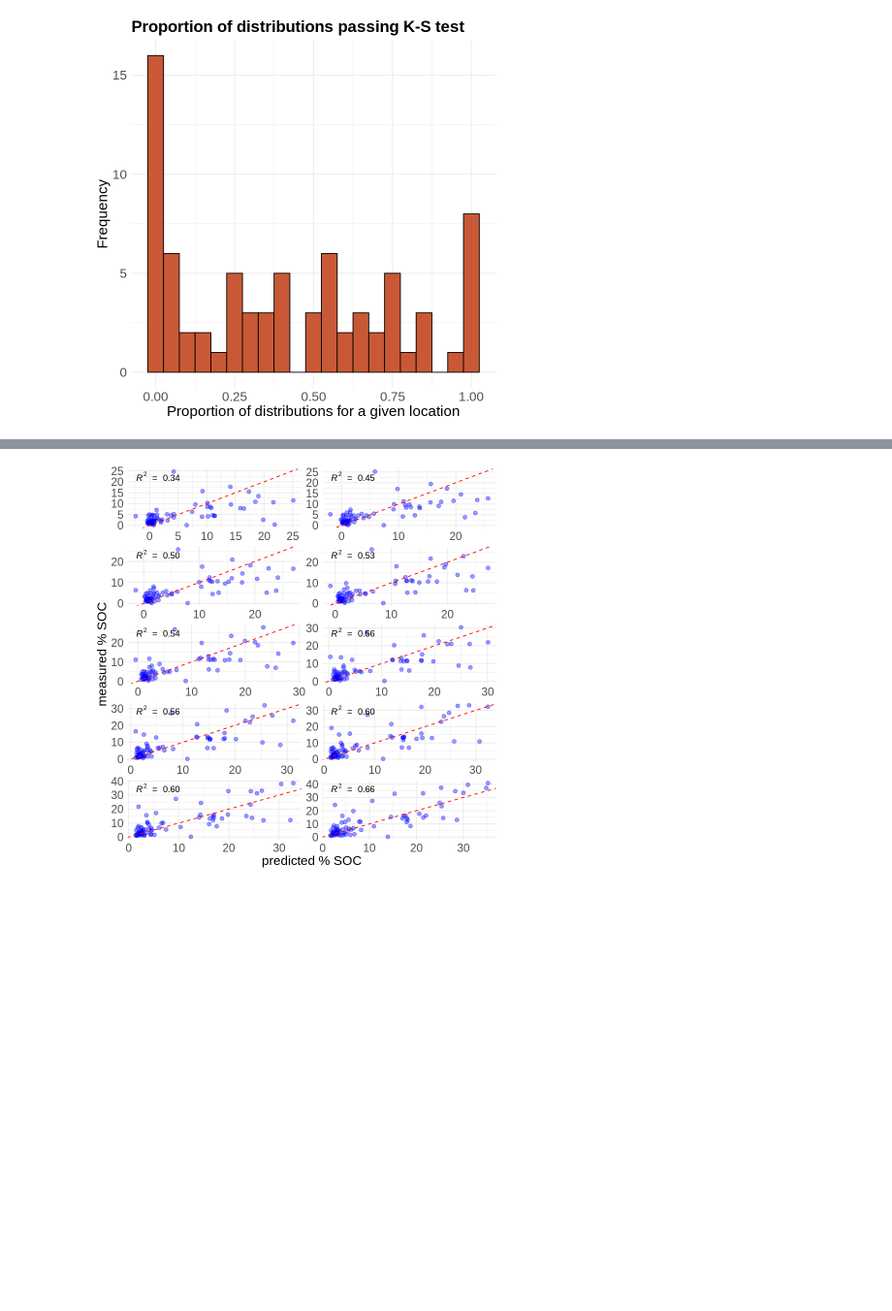
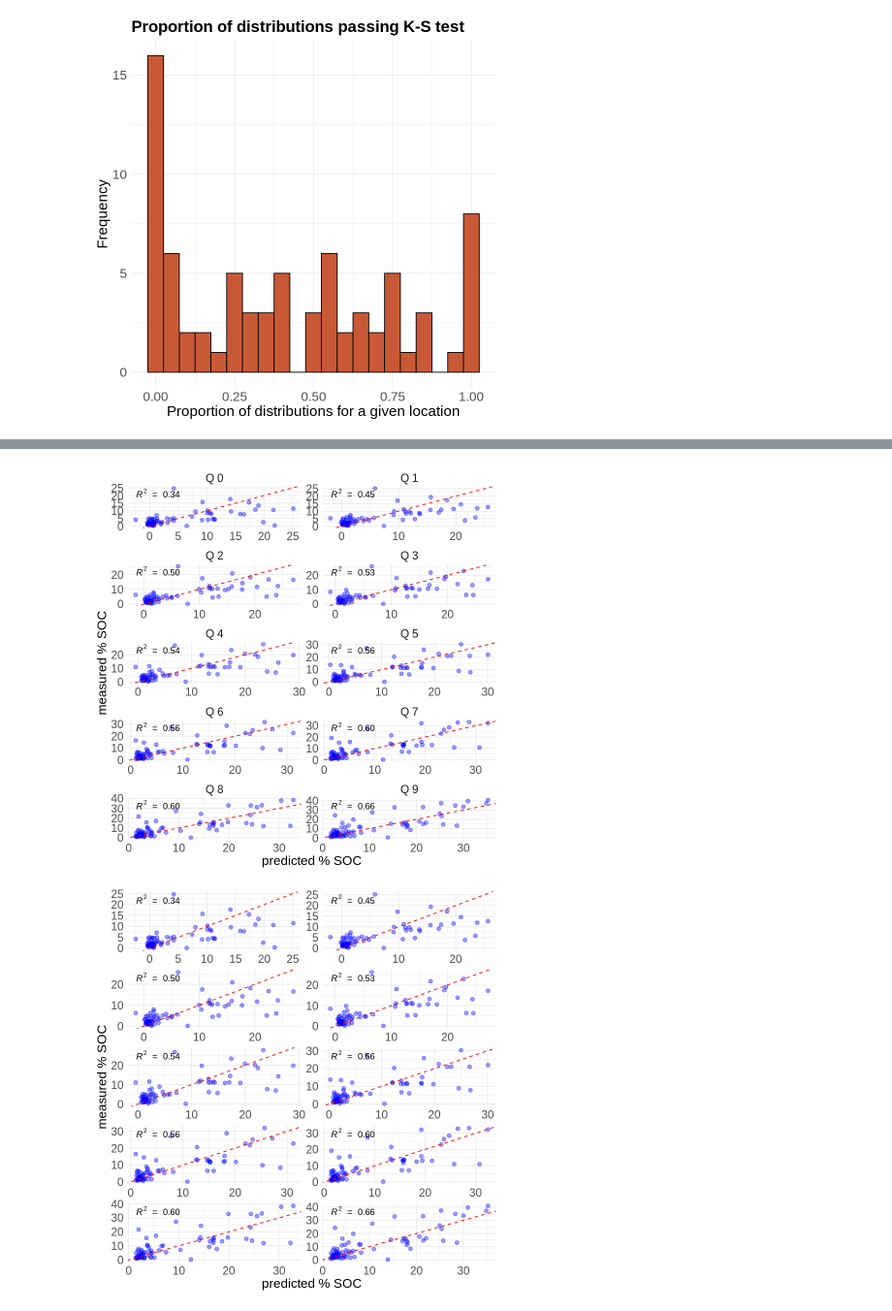
Before and after one commit to hayleypc/HawaiiClimate, a Jupyter notebook: plotting_NZposter.ipynb, the cells around one changed output, grey strips where cells are left out. Shown at 97% size. Cells and saved outputs as stored; diff of their text form; code cells hidden in the pictures; blank space fills up the shorter version.

```diff
--- a/plotting_NZposter.ipynb
+++ b/plotting_NZposter.ipynb
@@ -130,0 +134,2 @@ A data.frame: 6 × 5
+# %%
+quantile_result <-  data.table(quantile_result)
@@ -131,3 +156,39 @@ A data.frame: 6 × 5
+# %%
+# Function to calculate R-squared and create the plot
+plot_quantile <- function(data) {
+  ggplot(data, aes(x = x_res, y = y_res)) +
+    geom_point(color = "blue", size = 2) +
+    geom_abline(slope = 1, intercept = 0, linetype = "dashed", color = "red") +  # 1:1 line
+    stat_poly_eq(aes(label = after_stat(rr.label)),
+                 formula = y ~ x, parse = TRUE, color = "black") +
+    labs(x = "x_res", y = "y_res", title = paste("Q:", unique(data$quantile_n_list))) +
+    theme_minimal()
+}
+
+# Create a named vector to map original quantile numbers to "Quantile 1", "Quantile 2", etc.
+quantile_labels <- setNames(paste("Q", unique(quantile_result$quantile_n_list)),
+                            unique(quantile_result$quantile_n_list))
+
+# Create the scatterplots for each quantile and facet them
+ggplot(quantile_result, aes(x = x_res, y = y_res)) +
+  geom_point(color = "blue", size = 2, alpha = 0.4) +
+  geom_abline(slope = 1, intercept = 0, linetype = "dashed", color = "red") +  # 1:1 line
+  stat_poly_eq(aes(label = after_stat(rr.label)),
+               formula = y ~ x, parse = TRUE, color = "black") +
+  labs(x = "predicted % SOC", y = "measured % SOC") +
+  theme_minimal() +
+  theme(
+    axis.title.x = element_text(size = 16),
+    axis.title.y = element_text(size = 16),
+    axis.text.x = element_text(size = 14),
+    axis.text.y = element_text(size = 14)
+  ) +
+  facet_wrap(~ quantile_n_list,
+             scales = "free", ncol = 2,
+             labeller = labeller(quantile_n_list = quantile_labels)) +
+  theme(strip.text.x = element_text(size = 14))  # Display the labels
+# %% [output]
+[figure, added]
 # %%
 
 # Function to calculate R-squared and create the plot
```
Also changed, not shown: parts of 6 cells of this notebook.
